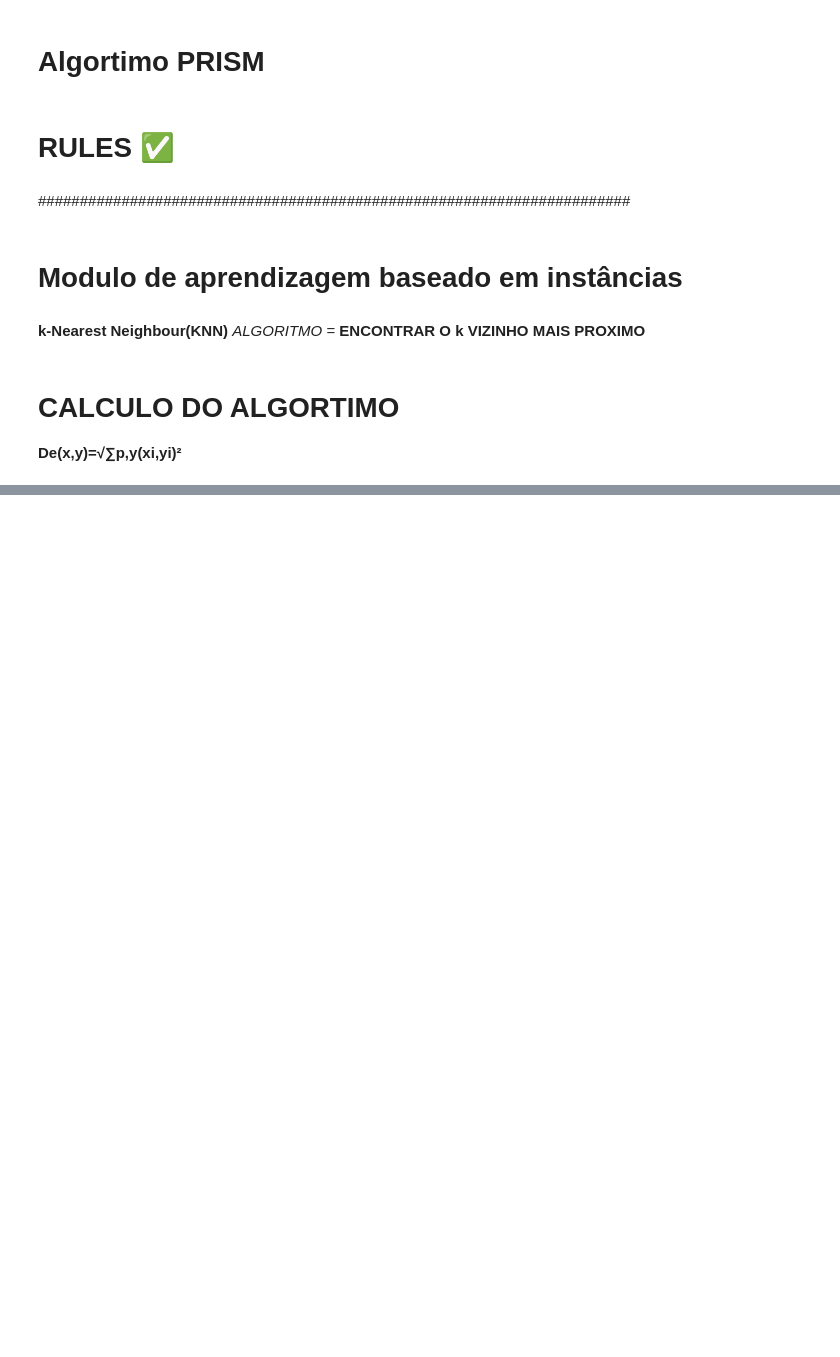
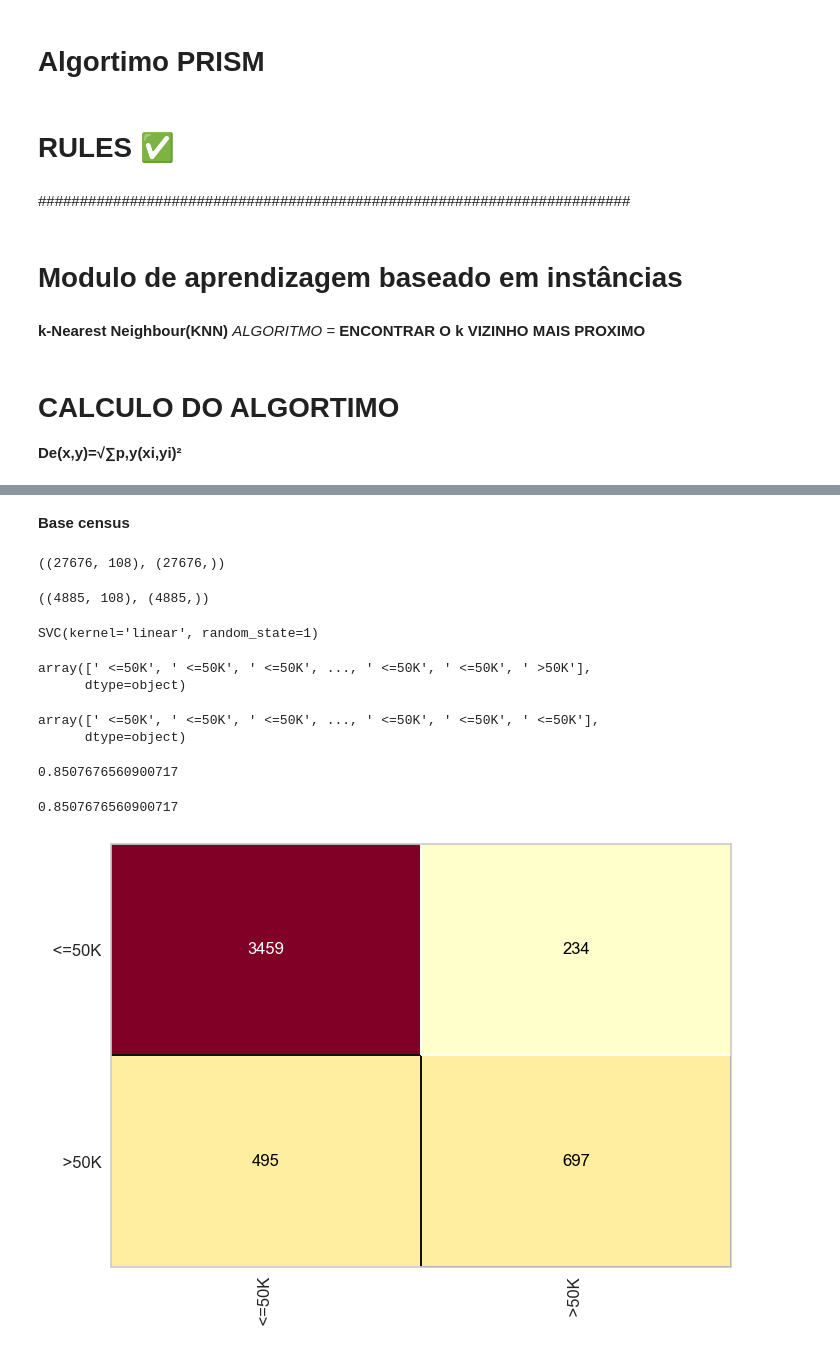
Before and after one commit to thaleson/-Aprendizado-de-Python-e-M-quina-com-Intelig-ncia-Artificial-, a Jupyter notebook: IA/Ia.ipynb, the cells around one changed output, grey strips where cells are left out. Cells and saved outputs as stored; diff of their text form; code cells hidden in the pictures; blank space fills up the shorter version.

```diff
--- a/IA/Ia.ipynb
+++ b/IA/Ia.ipynb
@@ -1209,0 +1310,42 @@ weighted avg       0.82      0.83      0.82      4885
+# %% [markdown]
+**Base census**
+# %%
+with open('C:/Users/thale/Python/IA/census.pkl','rb') as f:
+    x_census_treinamento,y_census_treinamento,x_census_teste,y_census_teste=pickle.load(f)
+# %%
+x_census_treinamento.shape,y_census_treinamento.shape
+# %% [output]
+((27676, 108), (27676,))
+# %%
+x_census_teste.shape,y_census_teste.shape
+# %% [output]
+((4885, 108), (4885,))
+# %%
+svm_credit=SVC(kernel='linear',random_state=1)
+svm_credit.fit(x_census_treinamento,y_census_treinamento)
+# %% [output]
+SVC(kernel='linear', random_state=1)
+# %%
+previsoes=svm_credit.predict(x_census_teste)
+previsoes
+# %% [output]
+array([' <=50K', ' <=50K', ' <=50K', ..., ' <=50K', ' <=50K', ' >50K'],
+      dtype=object)
+# %%
+y_census_teste
+# %% [output]
+array([' <=50K', ' <=50K', ' <=50K', ..., ' <=50K', ' <=50K', ' <=50K'],
+      dtype=object)
+# %%
+from sklearn.metrics import accuracy_score, classification_report
+accuracy_score(y_census_teste, previsoes)
+# %% [output]
+0.8507676560900717
+# %%
+from yellowbrick.classifier import ConfusionMatrix
+cm = ConfusionMatrix(svm_credit)
+cm.fit(x_census_treinamento, y_census_treinamento)
+cm.score(x_census_teste, y_census_teste)
+# %% [output]
+0.8507676560900717
+[figure, added]
```
Also changed, not shown: parts of 21 cells of this notebook, 36 other files.
